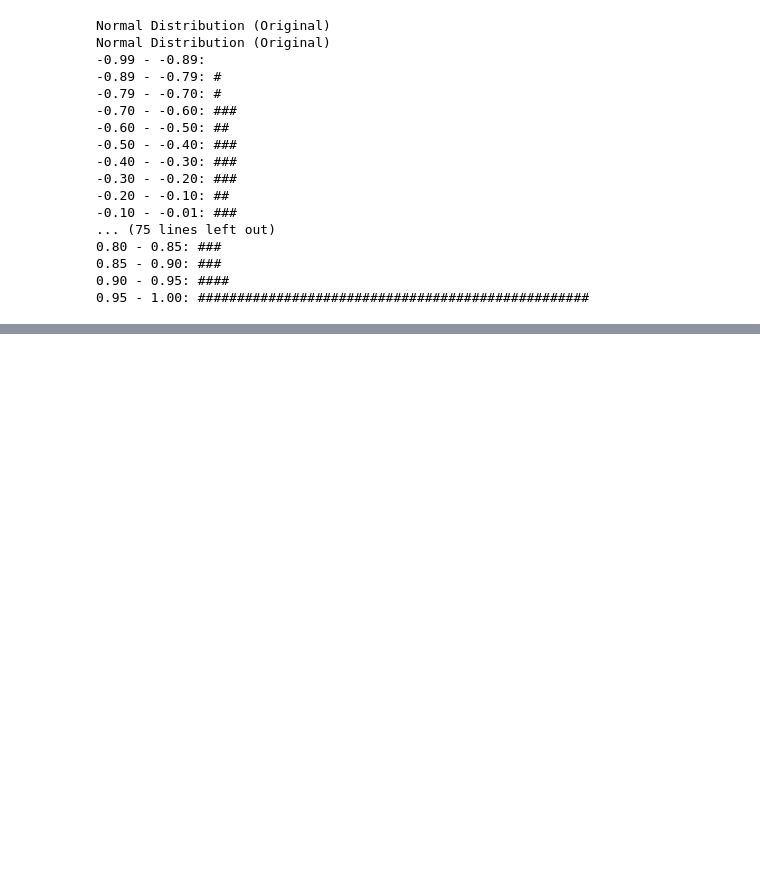
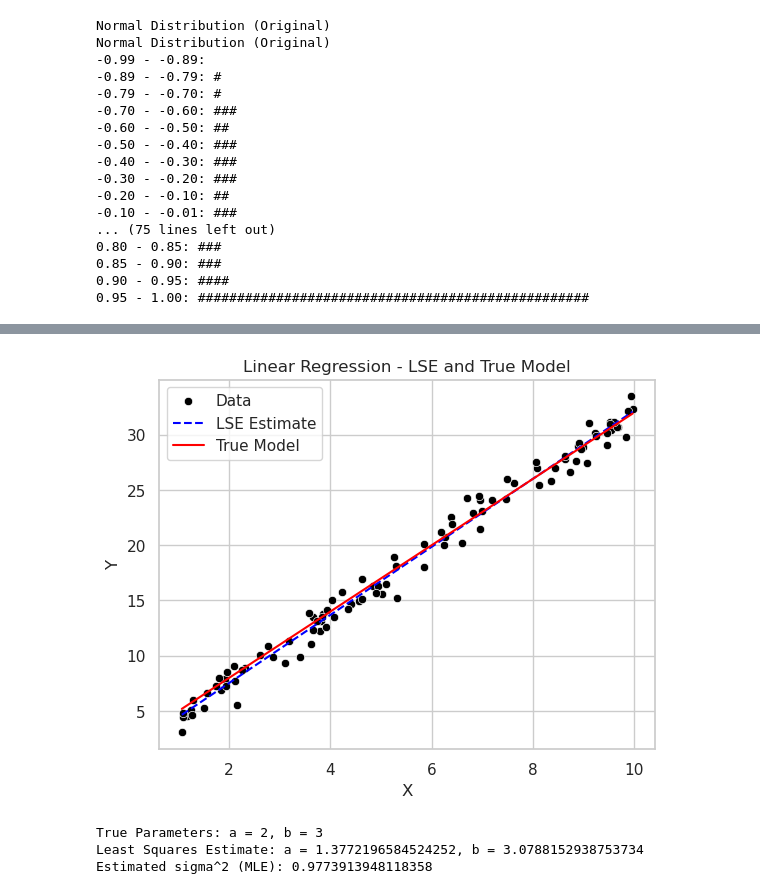
Before and after one commit to rocky115/DeepMythomatics, a Jupyter notebook: Vibrant_Chaotic_Intelligence/Chapter-1/Chapter-1_ରେମୁନା _Introduction-1_The chatoic world.ipynb, the cells around one changed output, grey strips where cells are left out. Cells and saved outputs as stored; diff of their text form; code cells hidden in the pictures; blank space fills up the shorter version.

```diff
--- a/Vibrant_Chaotic_Intelligence/Chapter-1/Chapter-1_ରେମୁନା _Introduction-1_The chatoic world.ipynb
+++ b/Vibrant_Chaotic_Intelligence/Chapter-1/Chapter-1_ରେମୁନା _Introduction-1_The chatoic world.ipynb
@@ -369,0 +613,58 @@ TypeError: reduction operation 'argmin' not allowed for this dtype
+# %%
+import seaborn as sns
+import matplotlib.pyplot as plt
+import random
+import math
+
+# Generate synthetic data (X, Y) manually
+n = 100  # Number of data points
+X = [random.uniform(1, 10) for _ in range(n)]  # Independent variable
+a_true = 2  # True value of intercept
+b_true = 3  # True value of slope
+sigma_true = 1  # True value of standard deviation
+epsilon = [random.gauss(0, sigma_true) for _ in range(n)]  # Normal error term
+Y = [a_true + b_true * x + e for x, e in zip(X, epsilon)]  # Dependent variable
+
+# Least Squares Estimation (LSE)
+# Calculating a and b using the normal equation method
+# X'X * beta = X'Y, where beta = [a, b] (intercept, slope)
+
+# Calculate means of X and Y
+mean_X = sum(X) / n
+mean_Y = sum(Y) / n
+
+# Calculate the terms for the normal equation
+Sxx = sum((x - mean_X) ** 2 for x in X)
+Sxy = sum((X[i] - mean_X) * (Y[i] - mean_Y) for i in range(n))
+
+# Calculate coefficients a and b
+b_LSE = Sxy / Sxx
+a_LSE = mean_Y - b_LSE * mean_X
+
+# Maximum Likelihood Estimation (MLE)
+# For linear regression, MLE with normal errors is equivalent to LSE, so we use the same formula for a_LSE and b_LSE
+
+# Estimation of sigma^2 from residuals
+residuals = [Y[i] - (a_LSE + b_LSE * X[i]) for i in range(n)]
+sigma_est = math.sqrt(sum(r ** 2 for r in residuals) / (n - 2))
+
+# Plotting the data and regression lines using Seaborn
+sns.scatterplot(x=X, y=Y, label='Data', color='black')
+sns.lineplot(x=X, y=[a_LSE + b_LSE * x for x in X], label='LSE Estimate', color='blue', linestyle='--')
+sns.lineplot(x=X, y=[a_true + b_true * x for x in X], label='True Model', color='red', linestyle='-')
+
+plt.xlabel('X')
+plt.ylabel('Y')
+plt.legend()
+plt.title('Linear Regression - LSE and True Model')
+plt.show()
+
+# Output the results
+print(f"True Parameters: a = {a_true}, b = {b_true}")
+print(f"Least Squares Estimate: a = {a_LSE}, b = {b_LSE}")
+print(f"Estimated sigma^2 (MLE): {sigma_est**2}")
+# %% [output]
+[figure, added]
+True Parameters: a = 2, b = 3
+Least Squares Estimate: a = 1.3772196584524252, b = 3.0788152938753734
+Estimated sigma^2 (MLE): 0.9773913948118358
```
Also changed, not shown: parts of 4 cells of this notebook.
